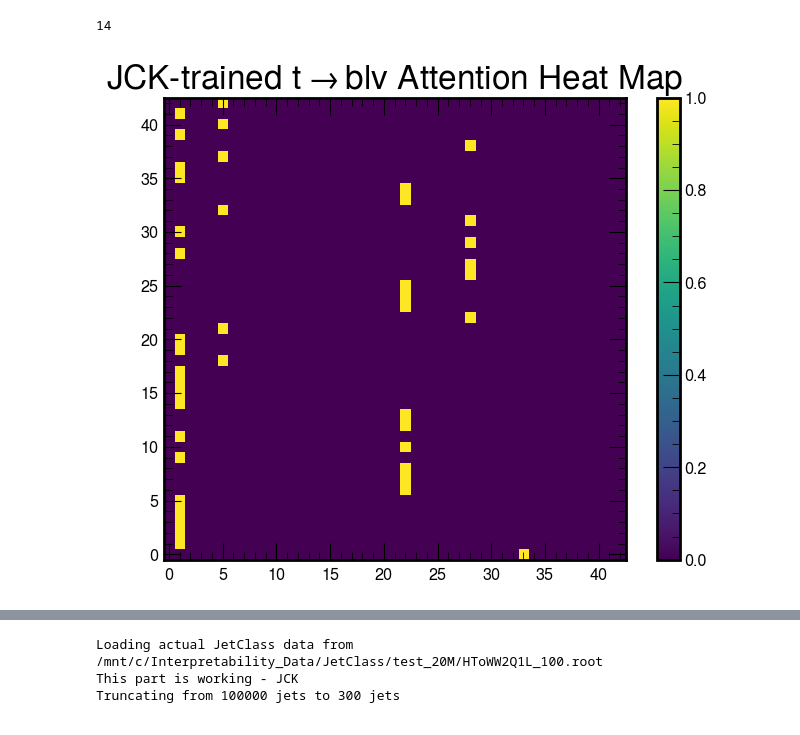
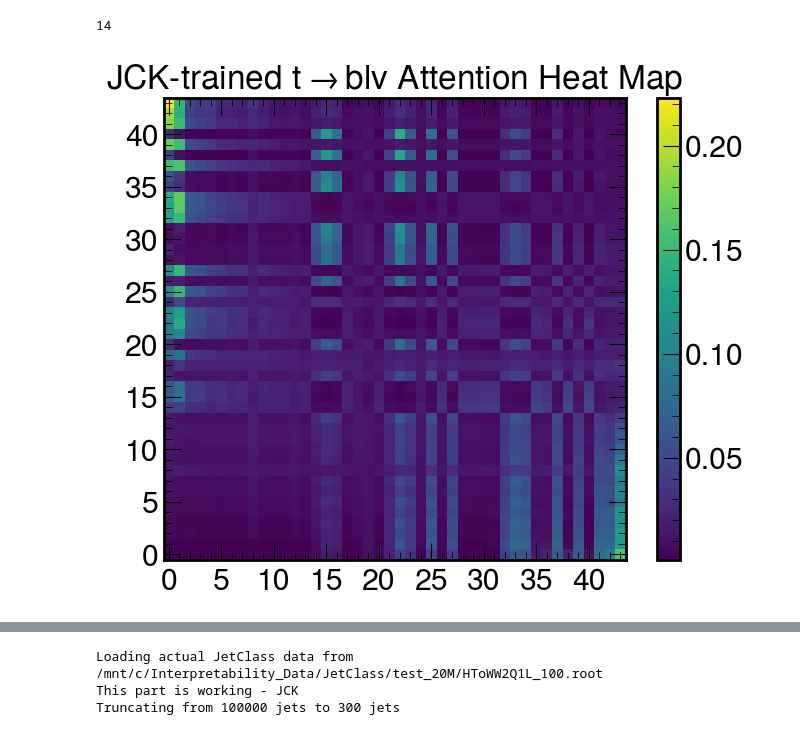
Before and after one commit to tim-legge/ParT_Interpretability, a Jupyter notebook: JetClass_kin_binary_AttentionGraphs.ipynb, the cells around one changed output, grey strips where cells are left out. Saved outputs shown, nothing was run; the diff lists cells and outputs as text; code cells hidden in the pictures.

Commit message:
good data and try the higgs training

```diff
--- a/JetClass_kin_binary_AttentionGraphs.ipynb
+++ b/JetClass_kin_binary_AttentionGraphs.ipynb
@@ -2570,17 +2570,15 @@ tltrained_modelpath = '/home/tim_legge/save_tl_model/on-tl-run2_best_epoch_state
 jck_trained_modelpath = '/home/tim_legge/particle_transformer_legge/models/ParT_kin.pt'
 jck_hadronic_qcd_trained_modelpath = './models/on-jc-hadronic-qcd-smalltrain_best_epoch_state.pt'
 
-batch_size = 50
+batch_size = 100
 
 jck_binary_state_dict = torch.load(jck_hadronic_qcd_trained_modelpath, map_location=torch.device('cpu'))
 jck_binary_model.load_state_dict(jck_binary_state_dict)
-jck_pf_features = np.load('./jc_hadronic_qcd_data/jc_hadronic_qcd_pf_features.npy')
-jck_pf_vectors = np.load('./jc_hadronic_qcd_data/jc_hadronic_qcd_pf_vectors.npy')
-jck_pf_mask = np.load('./jc_hadronic_qcd_data/jc_hadronic_qcd_pf_mask.npy')
-jck_pf_points = np.load('./jc_hadronic_qcd_data/jc_hadronic_qcd_pf_points.npy')
-jck_labels = np.load('./jc_hadronic_qcd_data/jc_hadronic_qcd_labels.npy')
+jck_pf_features = np.load('./jc_hadronic_qcd_data/jc_hadronic_qcd_pf_features.npy')[:batch_size]
+jck_pf_vectors = np.load('./jc_hadronic_qcd_data/jc_hadronic_qcd_pf_vectors.npy')[:batch_size]
+jck_pf_mask = np.load('./jc_hadronic_qcd_data/jc_hadronic_qcd_pf_mask.npy')[:batch_size]
+jck_pf_points = np.load('./jc_hadronic_qcd_data/jc_hadronic_qcd_pf_points.npy')[:batch_size]
+jck_labels = np.load('./jc_hadronic_qcd_data/jc_hadronic_qcd_labels.npy')[:batch_size]
 
-print(jck_labels[:])
-print(jck_pf_mask[:])
 print(jck_pf_features.shape)
 # %% [output]
@@ -2591,6 +2587,7 @@ print(jck_pf_features.shape)
 jck_binary_model.eval()
 with torch.no_grad():
     jck_y_pred= jck_binary_model(torch.from_numpy(jck_pf_points),torch.from_numpy(jck_pf_features),torch.from_numpy(jck_pf_vectors),torch.from_numpy(jck_pf_mask))
-jck_attention = jck_binary_model[0].get_attention_matrix()
-jck_interaction = jck_binary_model[0].get_interactionMatrix()
+jck_attention = jck_binary_model.get_attention_matrix()
+jck_interaction = jck_binary_model.get_interactionMatrix()
+jck_hadronic_qcd_padding = jck_binary_model_hooks.get_padding(jck_binary_model_hooks.pre_softmax_attentions, jck_pf_mask)
 # %% [output]
@@ -2610,32 +2623,35 @@ print(jck_jet_num)
 # %%
 import numpy as np
 import matplotlib.pyplot as plt
 
 # Assuming the following variables are already defined
 # Example dummy data for context:
 # attention = np.random.rand(12, 128, 64, 64)  # A random tensor for illustration purposes
 # num = 50  # You can replace this with your actual value
 
+jet = 1
+head = 4
+
 # Plotting the attention matrix with the origin in the lower left
 plt.figure(figsize=(8, 6))  # Adjust figure size as needed
 
 # Visualizing a specific part of the attention matrix
-plt.imshow(jck_attention[7][1][1, 0:jck_jet_num, 0:jck_jet_num], origin='lower', cmap='viridis')
+plt.imshow(jck_attention[7][jet][head, 0:jck_hadronic_qcd_padding[jet], 0:jck_hadronic_qcd_padding[jet]], origin='lower', cmap='viridis')
 
 # Adding colorbar
 plt.colorbar()
 
 # Set the x and y ticks to integer values
-plt.xticks(np.arange(0, jck_jet_num, step=5))  # Set x-axis ticks as integers with step size of 5
-plt.yticks(np.arange(0, jck_jet_num, step=5))  # Same for y-axis
+plt.xticks(np.arange(0, jck_hadronic_qcd_padding[jet], step=5))  # Set x-axis ticks as integers with step size of 5
+plt.yticks(np.arange(0, jck_hadronic_qcd_padding[jet], step=5))  # Same for y-axis
 plt.title(r'JCK-trained $t\rightarrow blv$ Attention Heat Map', fontsize=24)
 
 # Using LaTeX for the title in particle decay process format
 
 # Save the plot to a file
-plt.savefig('JetClasskin_results/heatmaps/jck_heatmap_TTBarLep_head.pdf', bbox_inches="tight")
+#plt.savefig('JetClasskin_results/heatmaps/jck_heatmap_TTBarLep_head.pdf', bbox_inches="tight")
 
 # Show the plot
 plt.show()
 # %% [output]
-[figure, old version]
+[figure, new version]
```
Also changed, not shown: parts of 32 cells of this notebook, 7 other files.
